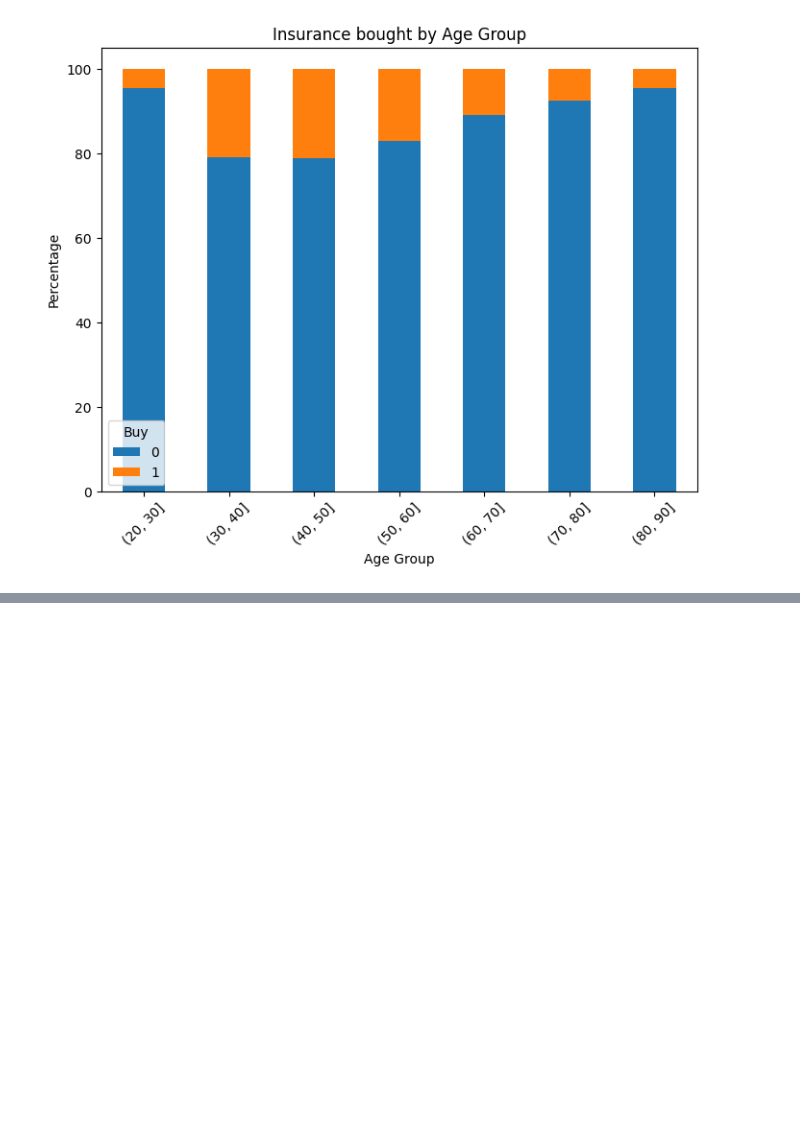
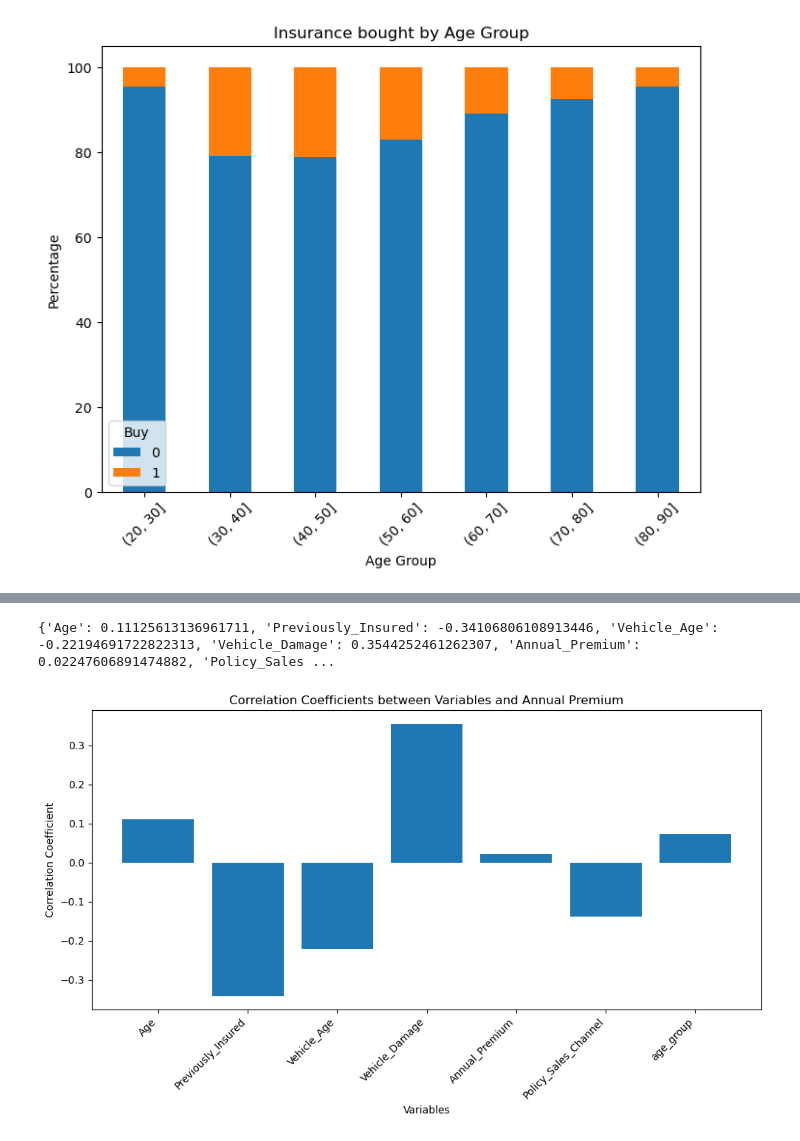
Before and after one commit to JMAN-CODES/EDA-Vehicle, a Jupyter notebook: eda.ipynb, the cells around one changed output, grey strips where cells are left out. Saved outputs shown, nothing was run; the diff lists cells and outputs as text; code cells hidden in the pictures; blank space fills up the shorter version.

```diff
--- a/eda.ipynb
+++ b/eda.ipynb
@@ -443,0 +407,32 @@ plt.show()
+# %%
+columns = df.columns.tolist()
+columns.remove('id')
+columns.remove('Response')
+# %%
+from scipy.stats.stats import pearsonr
+final_pearson_corr = {}
+
+for feature in columns:
+    df_cleaned = df.dropna(subset=[feature])
+    final_pearson_corr[feature] = pearsonr(df_cleaned[feature].tolist(), df_cleaned['Response'].tolist())[0]
+
+
+print(final_pearson_corr)
+
+variables = list(final_pearson_corr.keys())
+correlation_values = list(final_pearson_corr.values())
+
+# Create a bar chart
+plt.figure(figsize=(10, 6))  # Adjust the figure size as needed
+plt.bar(variables, correlation_values)
+plt.xlabel('Variables')
+plt.ylabel('Correlation Coefficient')
+plt.title('Correlation Coefficients between Variables and Annual Premium')
+plt.xticks(rotation=45, ha='right')  # Rotate x-axis labels for better readability
+plt.tight_layout()
+
+# Display the bar chart
+plt.show()
+# %% [output]
+{'Age': 0.11125613136961711, 'Previously_Insured': -0.34106806108913446, 'Vehicle_Age': -0.22194691722822313, 'Vehicle_Damage': 0.3544252461262307, 'Annual_Premium': 0.02247606891474882, 'Policy_Sales ...
+[figure, added]
```
Also changed, not shown: parts of 45 cells of this notebook, 1 other file.
